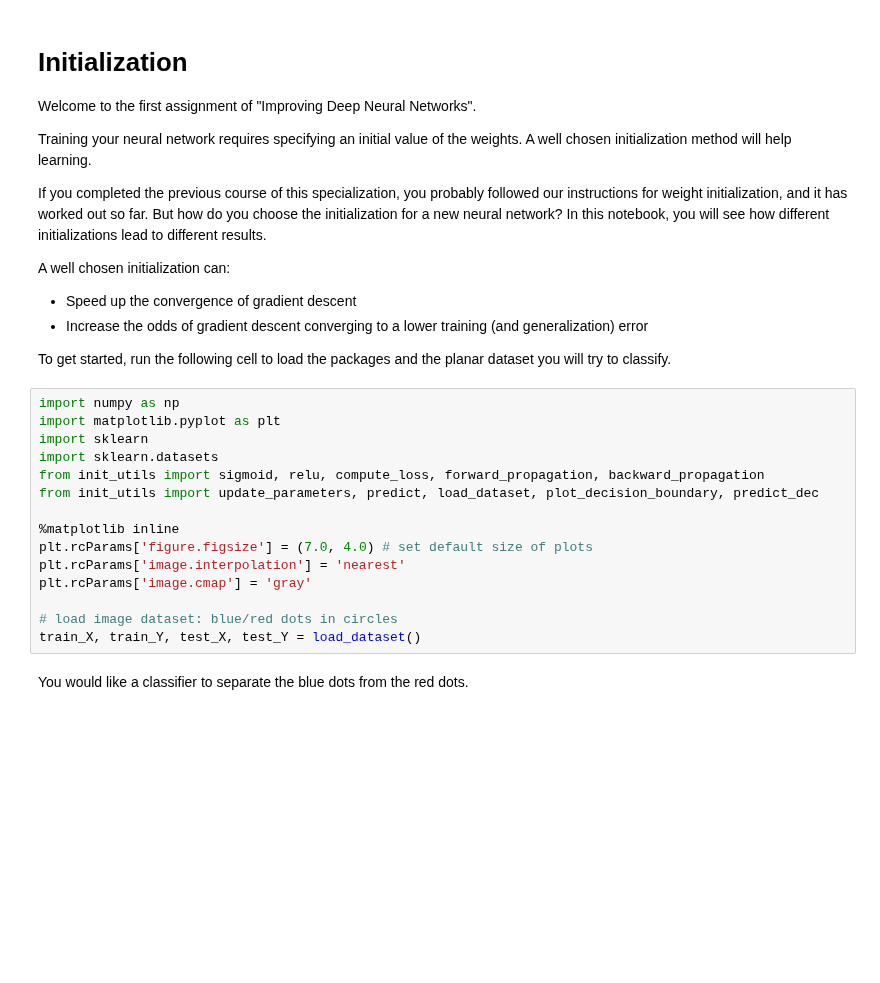
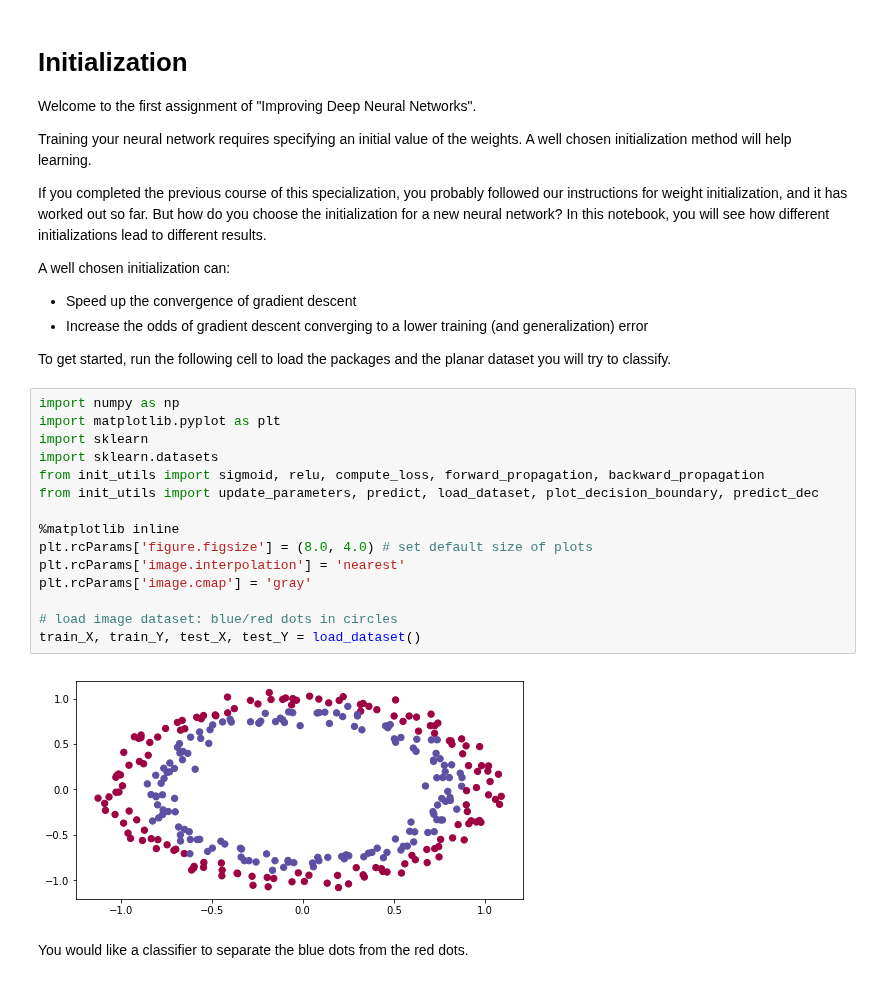
Before and after one commit to adminsolvve/ml_course, a Jupyter notebook: Improving_DNN/Initialization/Initialization.ipynb, the cells around one changed output. Drawn from its saved outputs; the diff is of its cells as text; blank space fills up the shorter version.

```diff
--- a/Improving_DNN/Initialization/Initialization.ipynb
+++ b/Improving_DNN/Initialization/Initialization.ipynb
@@ -15,18 +15,20 @@ To get started, run the following cell to load the packages and the planar datas
 # %%
 import numpy as np
 import matplotlib.pyplot as plt
 import sklearn
 import sklearn.datasets
 from init_utils import sigmoid, relu, compute_loss, forward_propagation, backward_propagation
 from init_utils import update_parameters, predict, load_dataset, plot_decision_boundary, predict_dec
 
 %matplotlib inline
-plt.rcParams['figure.figsize'] = (7.0, 4.0) # set default size of plots
+plt.rcParams['figure.figsize'] = (8.0, 4.0) # set default size of plots
 plt.rcParams['image.interpolation'] = 'nearest'
 plt.rcParams['image.cmap'] = 'gray'
 
 # load image dataset: blue/red dots in circles
 train_X, train_Y, test_X, test_Y = load_dataset()
+# %% [output]
+[figure, added]
 # %% [markdown]
 You would like a classifier to separate the blue dots from the red dots.
 # %% [markdown]
```
Also changed, not shown: parts of 14 cells of this notebook.
